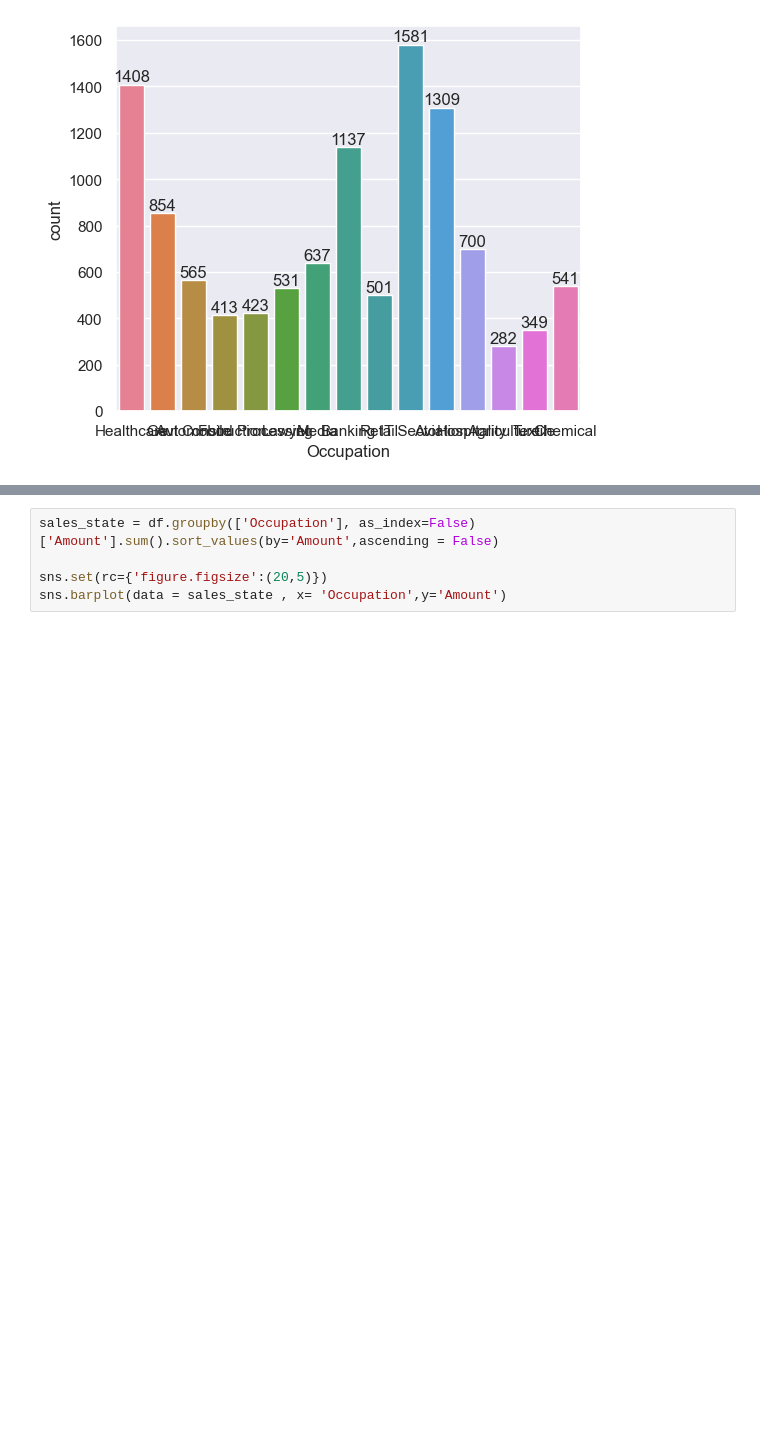
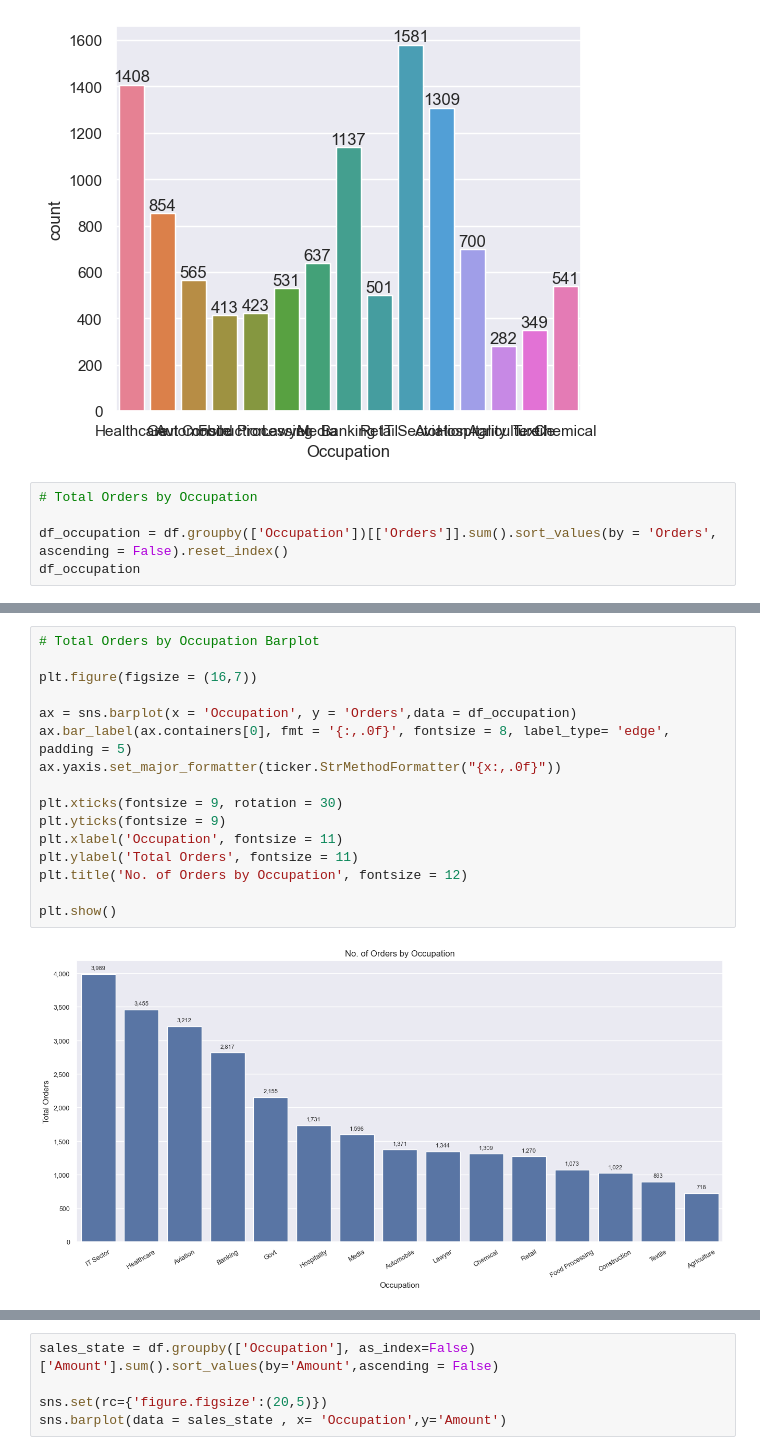
Before and after one commit to RichaSinghhh/Diwali-Sales-Analysis, a Jupyter notebook: Diwali Sales.ipynb, the cells around one changed output, grey strips where cells are left out. Saved outputs shown, nothing was run; the diff lists cells and outputs as text; blank space fills up the shorter version.

```diff
--- a/Diwali Sales.ipynb
+++ b/Diwali Sales.ipynb
@@ -382,3 +431,8 @@ for bars in ax.containers:
     ax.bar_label(bars)
 # %% [output]
 [figure]
+# %%
+# Total Orders by Occupation
+
+df_occupation = df.groupby(['Occupation'])[['Orders']].sum().sort_values(by = 'Orders', ascending = False).reset_index()
+df_occupation
@@ -384,0 +456,18 @@ for bars in ax.containers:
+# %%
+# Total Orders by Occupation Barplot
+
+plt.figure(figsize = (16,7))
+
+ax = sns.barplot(x = 'Occupation', y = 'Orders',data = df_occupation)
+ax.bar_label(ax.containers[0], fmt = '{:,.0f}', fontsize = 8, label_type= 'edge', padding = 5)
+ax.yaxis.set_major_formatter(ticker.StrMethodFormatter("{x:,.0f}"))
+
+plt.xticks(fontsize = 9, rotation = 30)
+plt.yticks(fontsize = 9)
+plt.xlabel('Occupation', fontsize = 11)
+plt.ylabel('Total Orders', fontsize = 11)
+plt.title('No. of Orders by Occupation', fontsize = 12)
+
+plt.show()
+# %% [output]
+[figure, added]
```
Also changed, not shown: parts of 32 cells of this notebook.
